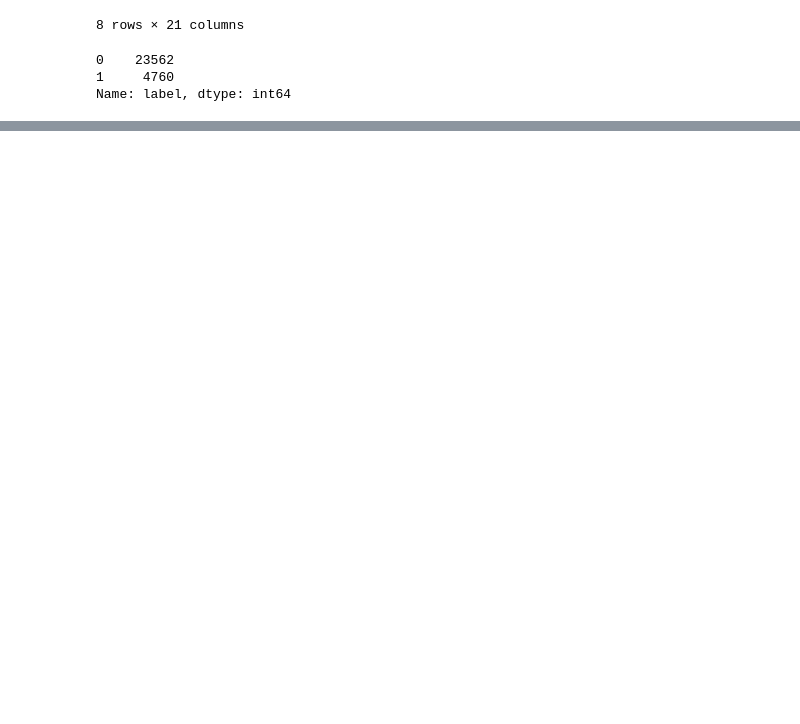
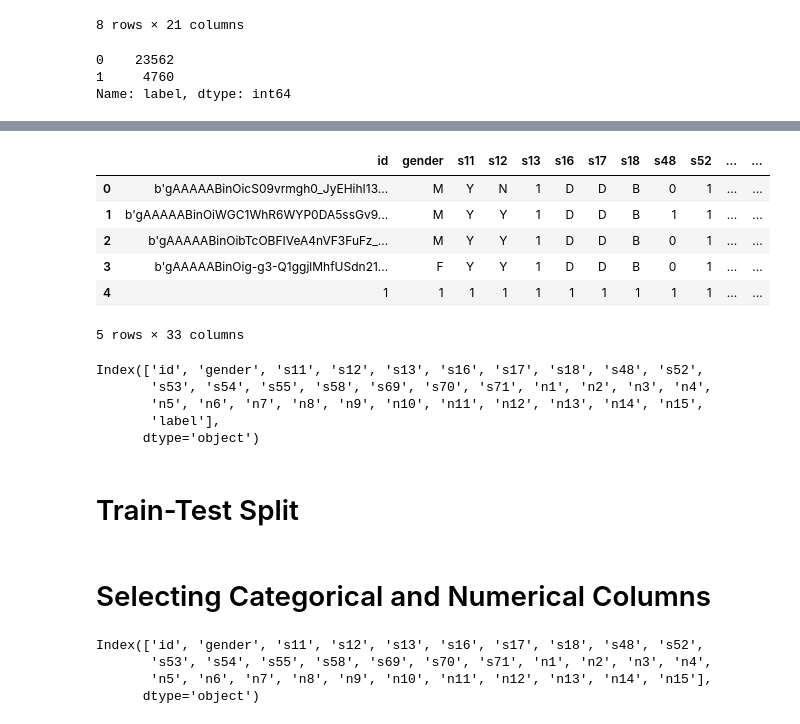
Before and after one commit to RyanTahnikoyev/windows-97-robidatathon, a Jupyter notebook: General_Pipeline(pre_EDA).ipynb, the cells around one changed output, grey strips where cells are left out. Saved outputs shown, nothing was run; the diff lists cells and outputs as text; code cells hidden in the pictures; blank space fills up the shorter version.

```diff
--- a/General_Pipeline(pre_EDA).ipynb
+++ b/General_Pipeline(pre_EDA).ipynb
@@ -76,0 +108,21 @@ Name: label, dtype: int64
+# %%
+train_data = train_data.drop(['s56','s57','s59'], axis=1)
+train_data.head()
+# %% [output]
+|  | id | gender | s11 | s12 | s13 | s16 | s17 | s18 | s48 | s52 | ... | ... |
+| 0 | b'gAAAAABinOicS09vrmgh0_JyEHihI13... | M | Y | N | 1 | D | D | B | 0 | 1 | ... | ... |
+| 1 | b'gAAAAABinOiWGC1WhR6WYP0DA5ssGv9... | M | Y | Y | 1 | D | D | B | 1 | 1 | ... | ... |
+| 2 | b'gAAAAABinOibTcOBFIVeA4nVF3FuFz_... | M | Y | Y | 1 | D | D | B | 0 | 1 | ... | ... |
+| 3 | b'gAAAAABinOig-g3-Q1ggjlMhfUSdn21... | F | Y | Y | 1 | D | D | B | 0 | 1 | ... | ... |
+| 4 | 1 | 1 | 1 | 1 | 1 | 1 | 1 | 1 | 1 | 1 | ... | ... |
+5 rows × 33 columns
+# %%
+train_data.columns
+# %% [output]
+Index(['id', 'gender', 's11', 's12', 's13', 's16', 's17', 's18', 's48', 's52',
+       's53', 's54', 's55', 's58', 's69', 's70', 's71', 'n1', 'n2', 'n3', 'n4',
+       'n5', 'n6', 'n7', 'n8', 'n9', 'n10', 'n11', 'n12', 'n13', 'n14', 'n15',
+       'label'],
+      dtype='object')
+# %% [markdown]
+# Train-Test Split
@@ -77 +142,10 @@ Name: label, dtype: int64
+# %% [markdown]
+# Selecting Categorical and Numerical Columns
+# %%
+X_train_full.columns
+# %% [output]
+Index(['id', 'gender', 's11', 's12', 's13', 's16', 's17', 's18', 's48', 's52',
+       's53', 's54', 's55', 's58', 's69', 's70', 's71', 'n1', 'n2', 'n3', 'n4',
+       'n5', 'n6', 'n7', 'n8', 'n9', 'n10', 'n11', 'n12', 'n13', 'n14', 'n15'],
+      dtype='object')
 # %%
```
Also changed, not shown: parts of 33 cells of this notebook.
